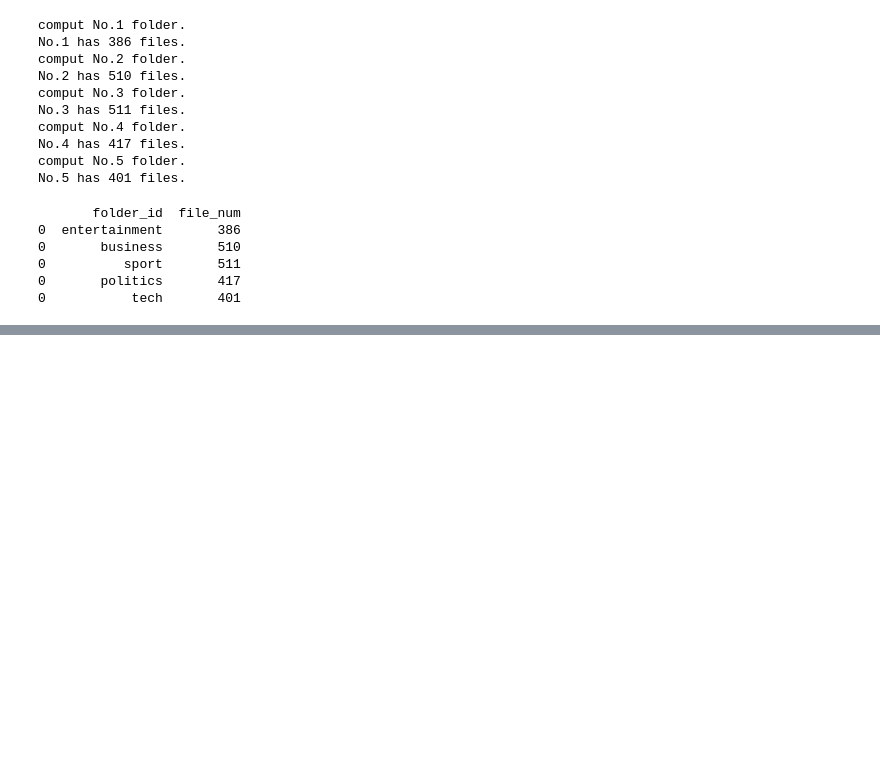
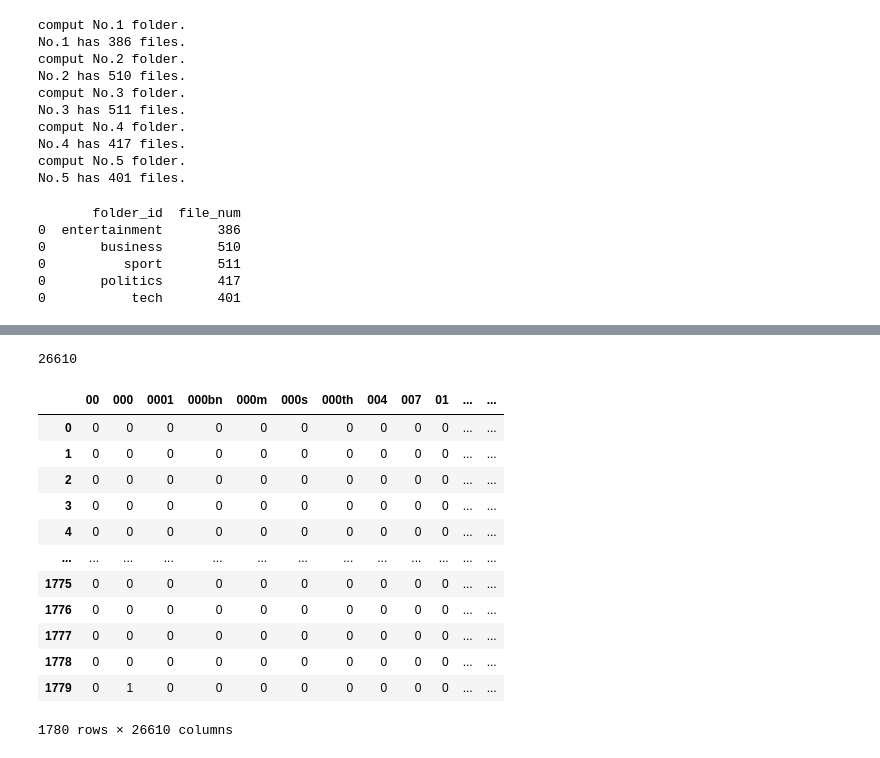
Before and after one commit to heheheliu/472projuct, a Jupyter notebook: task1.ipynb, the cells around one changed output, grey strips where cells are left out. Saved outputs shown, nothing was run; the diff lists cells and outputs as text; code cells hidden in the pictures; blank space fills up the shorter version.

```diff
--- a/task1.ipynb
+++ b/task1.ipynb
@@ -111,0 +139,29 @@ corpus_train, corpus_test = train_test_split(corpus_data_data, test_size=0.2, tr
+# %%
+# countVectorizer
+vec = CountVectorizer()
+# fit the vectorizer on the training dataset
+vec.fit(X_train)
+print(len(vec.get_feature_names()))
+vocab = vec.get_feature_names()
+# print(vocab)
+X_train_transformed = vec.transform(X_train)
+# print(X_train_transformed)
+# convert training set to document-term matrix
+X_train_feat = X_train_transformed.toarray()
+# convert to sparse matrix for readability
+pd.DataFrame(X_train_feat,columns= [vec.get_feature_names()])
+# %% [output]
+26610
+|  | 00 | 000 | 0001 | 000bn | 000m | 000s | 000th | 004 | 007 | 01 | ... | ... |
+| 0 | 0 | 0 | 0 | 0 | 0 | 0 | 0 | 0 | 0 | 0 | ... | ... |
+| 1 | 0 | 0 | 0 | 0 | 0 | 0 | 0 | 0 | 0 | 0 | ... | ... |
+| 2 | 0 | 0 | 0 | 0 | 0 | 0 | 0 | 0 | 0 | 0 | ... | ... |
+| 3 | 0 | 0 | 0 | 0 | 0 | 0 | 0 | 0 | 0 | 0 | ... | ... |
+| 4 | 0 | 0 | 0 | 0 | 0 | 0 | 0 | 0 | 0 | 0 | ... | ... |
+| ... | ... | ... | ... | ... | ... | ... | ... | ... | ... | ... | ... | ... |
+| 1775 | 0 | 0 | 0 | 0 | 0 | 0 | 0 | 0 | 0 | 0 | ... | ... |
+| 1776 | 0 | 0 | 0 | 0 | 0 | 0 | 0 | 0 | 0 | 0 | ... | ... |
+| 1777 | 0 | 0 | 0 | 0 | 0 | 0 | 0 | 0 | 0 | 0 | ... | ... |
+| 1778 | 0 | 0 | 0 | 0 | 0 | 0 | 0 | 0 | 0 | 0 | ... | ... |
+| 1779 | 0 | 1 | 0 | 0 | 0 | 0 | 0 | 0 | 0 | 0 | ... | ... |
+1780 rows × 26610 columns
```
Also changed, not shown: parts of 20 cells of this notebook.
